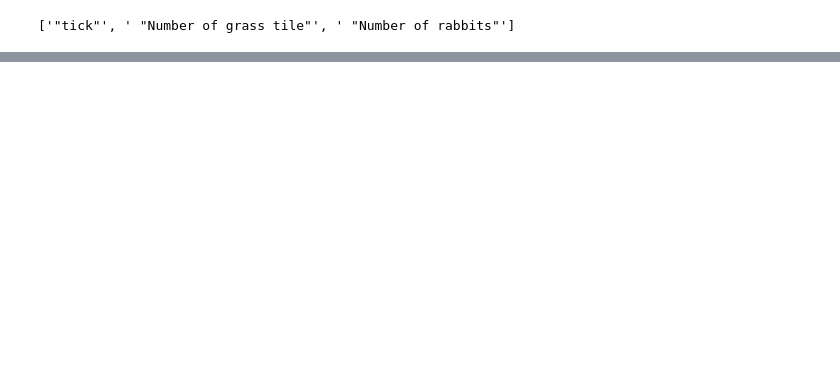
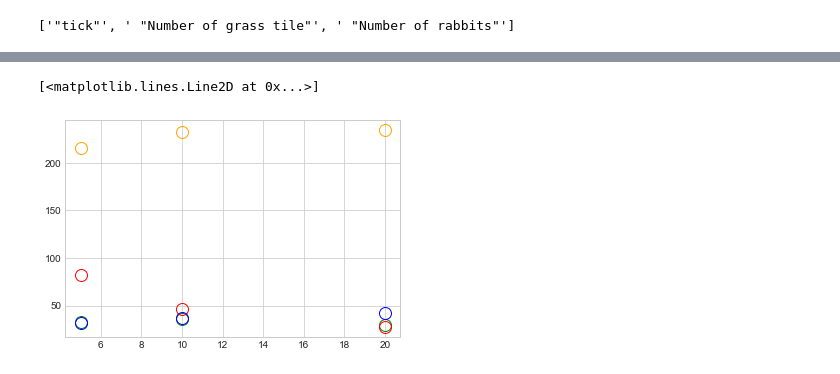
Before and after one commit to RenardDesNeiges/CS-430_1_Rabbits, a Jupyter notebook: report/plots/plot_notebook.ipynb, the cells around one changed output, grey strips where cells are left out. Cells and saved outputs as stored; diff of their text form; code cells hidden in the pictures; blank space fills up the shorter version.

```diff
--- a/report/plots/plot_notebook.ipynb
+++ b/report/plots/plot_notebook.ipynb
@@ -35 +64,5 @@ def parseCSV(address):
+# %%
+# creating a list of dictonaries for simulation parameter and properties
+
+simulations = []
 # %% [markdown]
@@ -69,0 +231,28 @@ fig.savefig('figure.png', dpi=500)
+# %%
+#plotting the reaction to birthTresh
+plt.style.use('seaborn-whitegrid')
+
+#initialize the plot object
+fig = plt.figure()
+ax = plt.axes()
+
+x = list((sim['BirthTreshold'] for sim in simulations))
+
+mk = 'o'
+sz = 12
+
+#plotting
+y = list((sim['VarGrass'] for sim in simulations))
+ax.plot(x, y,color="green", linewidth=0,marker=mk,markersize=12,fillstyle='none')
+
+y = list((sim['VarRabbits'] for sim in simulations))
+ax.plot(x, y,color="red", linewidth=0,marker=mk,markersize=12,fillstyle='none')
+
+y = list((sim['AvgGrass'] for sim in simulations))
+ax.plot(x, y,color="blue", linewidth=0,marker=mk,markersize=12,fillstyle='none')
+
+y = list((sim['AvgRabbits'] for sim in simulations))
+ax.plot(x, y,color="orange", linewidth=0,marker=mk,markersize=12,fillstyle='none')
+# %% [output]
+[<matplotlib.lines.Line2D at 0x...>]
+[figure, added]
```
Also changed, not shown: parts of 16 cells of this notebook, 4 other files.
